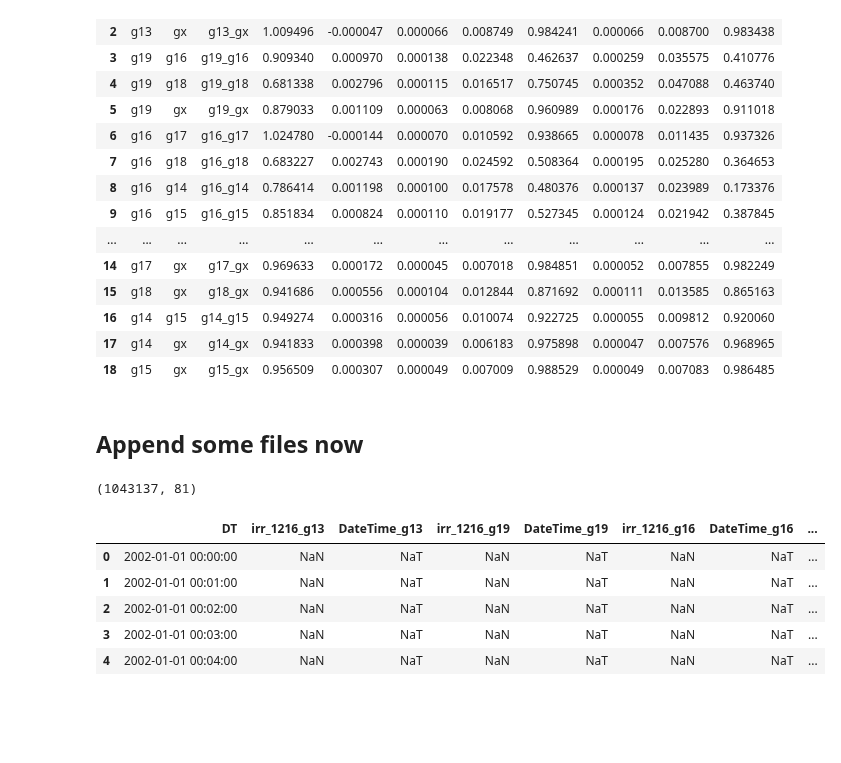
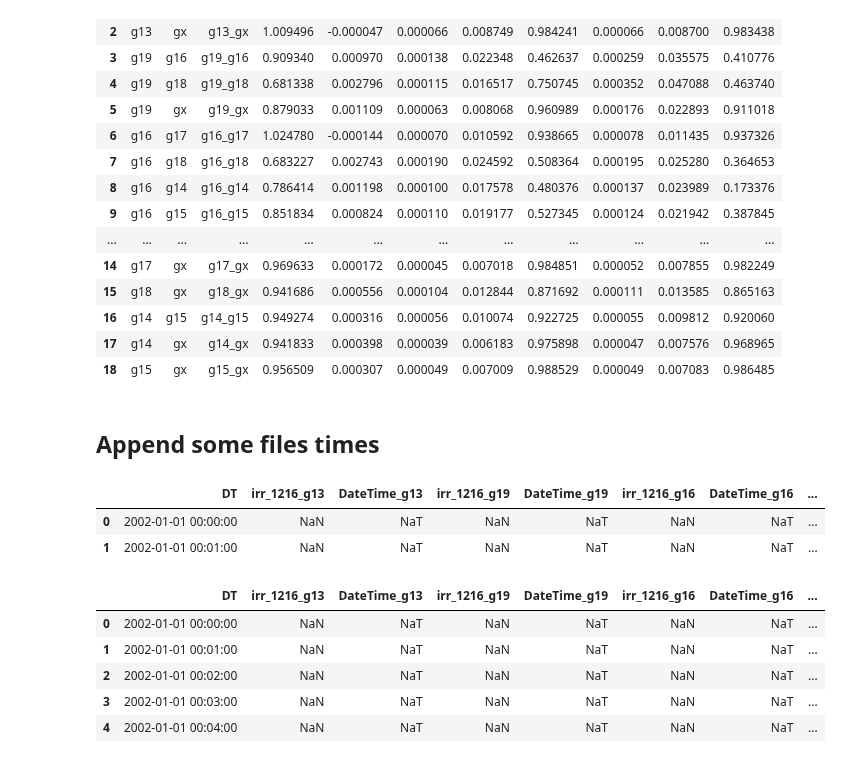
Before and after one commit to kylermurphy/SatDrag, a Jupyter notebook: Notebooks/GOES_EUVS.ipynb, the cells around one changed output. Cells and saved outputs as stored; diff of their text form; code cells hidden in the pictures; blank space fills up the shorter version.

```diff
--- a/Notebooks/GOES_EUVS.ipynb
+++ b/Notebooks/GOES_EUVS.ipynb
@@ -203,4 +203,4 @@ fit_par
 | 17 | g14 | gx | g14_gx | 0.941833 | 0.000398 | 0.000039 | 0.006183 | 0.975898 | 0.000047 | 0.007576 | 0.968965 |
 | 18 | g15 | gx | g15_gx | 0.956509 | 0.000307 | 0.000049 | 0.007009 | 0.988529 | 0.000049 | 0.007083 | 0.986485 |
 # %% [markdown]
-## Append some files now
+## Append some files times
@@ -210,10 +207,7 @@ rf_df = pd.read_hdf('D:\\data\\SatDensities\\satdrag_database_grace_B.hdf5')
-# %%
-tol = pd.Timedelta('30 second')
-
-database = pd.merge_asof(left=rf_df,right=df[app_cols].dropna(),left_on='DateTime',right_on=app_cols[0],direction='nearest',tolerance=tol)
-
-rf_df.shape
-database.shape
-# %% [output]
-(1043137, 81)
+# %%
+df.head(2)
+# %% [output]
+|  | DT | irr_1216_g13 | DateTime_g13 | irr_1216_g19 | DateTime_g19 | irr_1216_g16 | DateTime_g16 | ... |
+| 0 | 2002-01-01 00:00:00 | NaN | NaT | NaN | NaT | NaN | NaT | ... |
+| 1 | 2002-01-01 00:01:00 | NaN | NaT | NaN | NaT | NaN | NaT | ... |
 # %%
```
Also changed, not shown: parts of 9 cells of this notebook.
